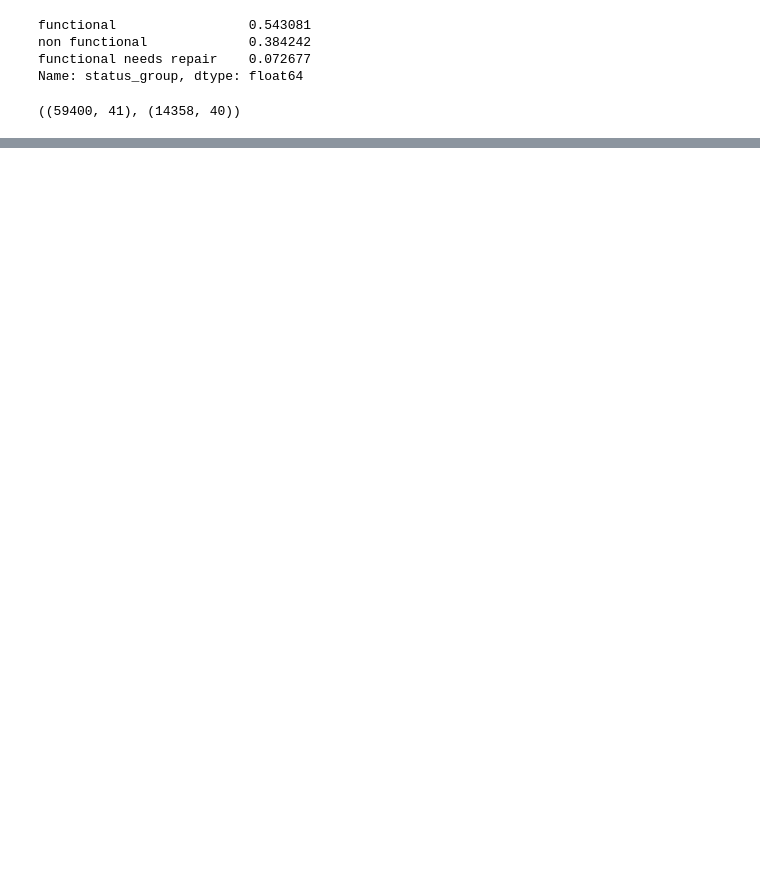
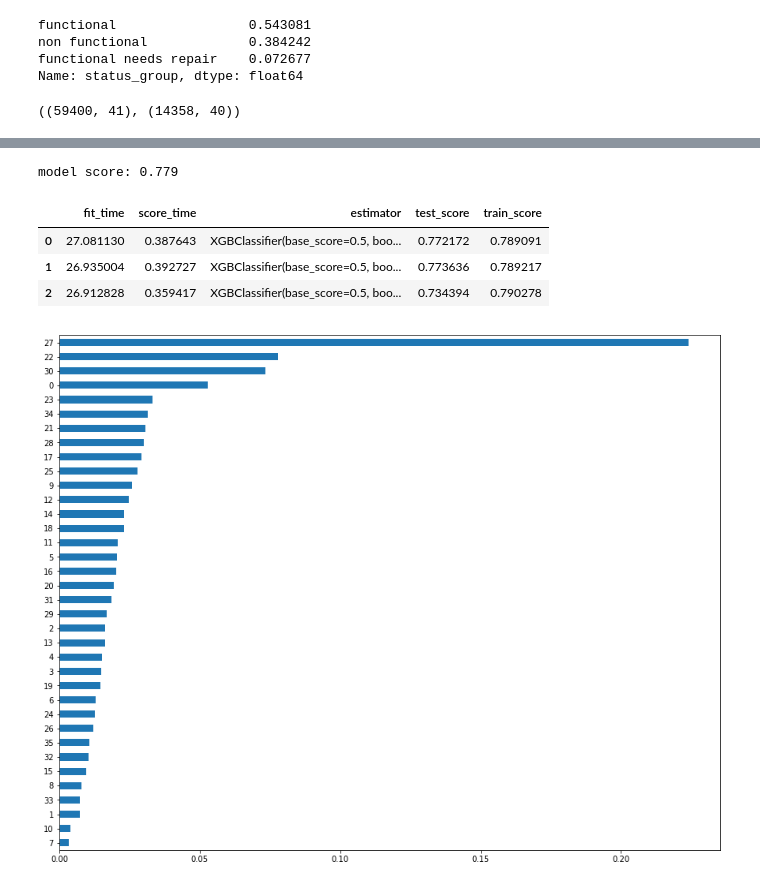
Before and after one commit to livjab/DS3-Kaggle-Comptetion, a Jupyter notebook: Kaggle_challenge_(cleaned_up_notebook).ipynb, the cells around one changed output, grey strips where cells are left out. Saved outputs shown, nothing was run; the diff lists cells and outputs as text; code cells hidden in the pictures; blank space fills up the shorter version.

```diff
--- a/Kaggle_challenge_(cleaned_up_notebook).ipynb
+++ b/Kaggle_challenge_(cleaned_up_notebook).ipynb
@@ -172,0 +289,35 @@ pipe.score(X_val, y_val)
+# %%
+import category_encoders as ce
+from sklearn.preprocessing import OrdinalEncoder
+from sklearn.ensemble import RandomForestClassifier
+
+# We create the preprocessing pipelines for both numeric and categorical data.
+numeric_features = numeric_columns
+numeric_transformer = Pipeline(steps=[
+    ('imputer', SimpleImputer(strategy='median')),
+    ('scaler', StandardScaler())])
+
+categorical_features = categorical_columns
+categorical_transformer = Pipeline(steps=[
+    ('imputer', SimpleImputer(strategy='constant', fill_value='missing')),
+    ('ordinal', ce.OrdinalEncoder())])
+
+preprocessor = ColumnTransformer(
+    transformers=[
+        ('num', numeric_transformer, numeric_features),
+        ('cat', categorical_transformer, categorical_features)])
+
+# Append classifier to preprocessing pipeline.
+# Now we have a full prediction pipeline.
+clf = Pipeline(steps=[('preprocessor', preprocessor),
+                      ('classifier', XGBClassifier(max_depth=7))])
+
+X = train.drop('status_group', axis=1)
+y = train['status_group']
+
+X_train, X_test, y_train, y_test = train_test_split(X, y, test_size=0.2)
+
+clf.fit(X_train, y_train)
+print("model score: %.3f" % clf.score(X_test, y_test))
+# %% [output]
+model score: 0.779
@@ -172,0 +336,35 @@ pipe.score(X_val, y_val)
+# %%
+from sklearn.model_selection import cross_validate
+from sklearn.metrics import accuracy_score
+from sklearn.preprocessing import StandardScaler
+from sklearn.pipeline import make_pipeline
+from sklearn.impute import SimpleImputer
+
+preprocessor = make_pipeline(ce.OrdinalEncoder(),
+                             StandardScaler(),
+                             SimpleImputer())
+
+features = train.drop(columns="status_group")
+target = "status_group"
+
+X_train = preprocessor.fit_transform(features)
+X_test = preprocessor.transform(features)
+
+X_train = pd.DataFrame(X_train)
+y_train = train[target]
+
+from sklearn.model_selection import cross_validate
+
+scores = cross_validate(XGBClassifier(max_depth=5, n_estimators=100),
+                        X_train,
+                        y_train,
+                        scoring="accuracy",
+                        cv=3,
+                        return_train_score=True,
+                        return_estimator=True)
+pd.DataFrame(scores)
+# %% [output]
+|  | fit_time | score_time | estimator | test_score | train_score |
+| 0 | 27.081130 | 0.387643 | XGBClassifier(base_score=0.5, boo... | 0.772172 | 0.789091 |
+| 1 | 26.935004 | 0.392727 | XGBClassifier(base_score=0.5, boo... | 0.773636 | 0.789217 |
+| 2 | 26.912828 | 0.359417 | XGBClassifier(base_score=0.5, boo... | 0.734394 | 0.790278 |
@@ -172,0 +373,9 @@ pipe.score(X_val, y_val)
+# %%
+import matplotlib.pyplot as plt
+
+importances = pd.Series(boost.feature_importances_, X_train.columns)
+top_n = importances.sort_values(ascending=True)
+plt.figure(figsize=(15,12))
+top_n.plot.barh();
+# %% [output]
+[figure, added]
```
Also changed, not shown: parts of 22 cells of this notebook.
